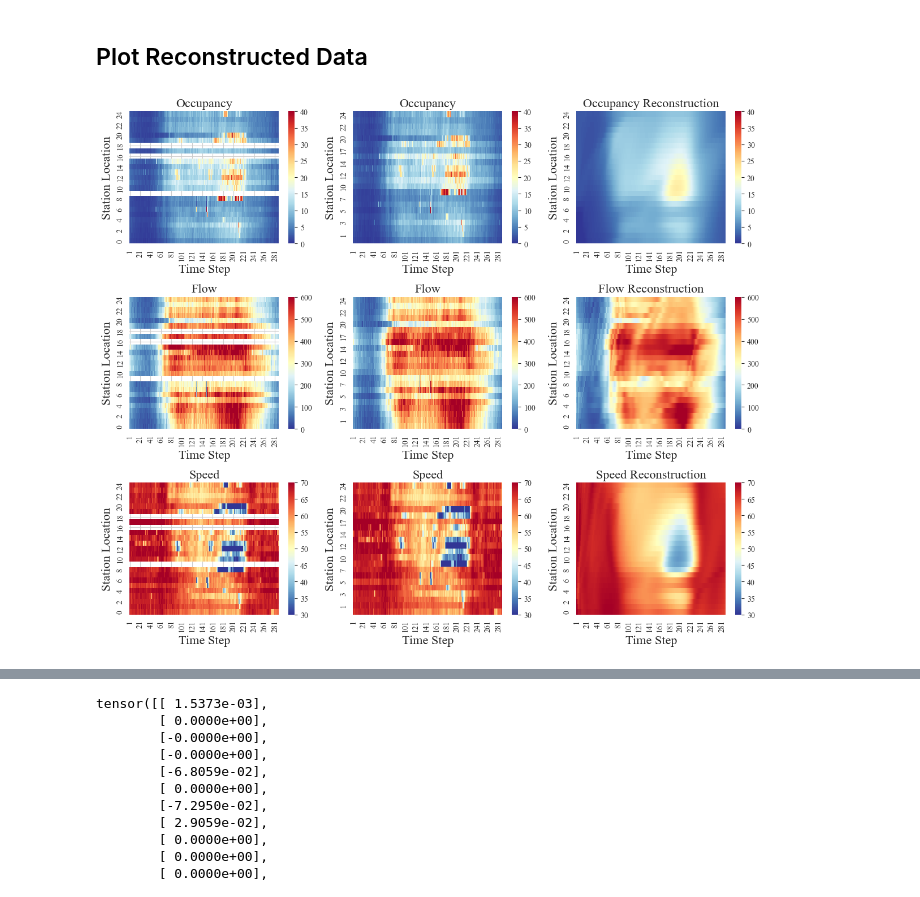
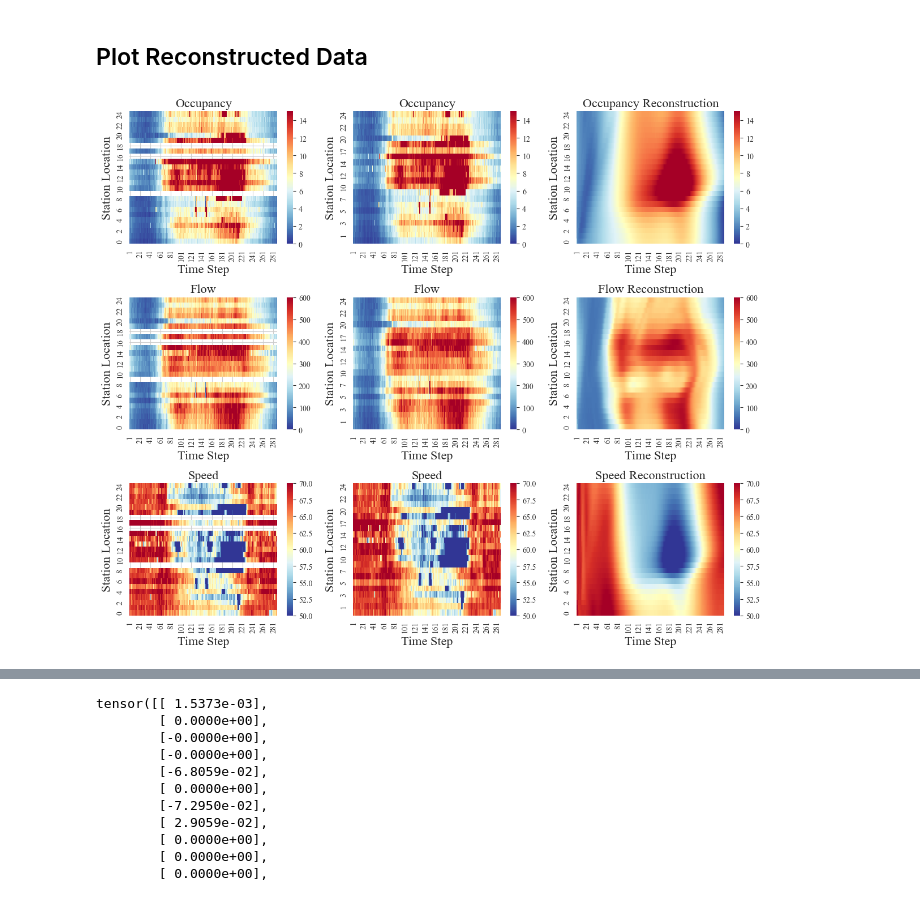
Before and after one commit to wzh96/Flow_PDE_FIND, a Jupyter notebook: Clean_Data_Plot.ipynb, the cells around one changed output, grey strips where cells are left out. Saved outputs shown, nothing was run; the diff lists cells and outputs as text; code cells hidden in the pictures.

```diff
--- a/Clean_Data_Plot.ipynb
+++ b/Clean_Data_Plot.ipynb
@@ -106,29 +106,3 @@ fig.savefig("Figures/Heatmap.png", dpi = 300)
 Flow_ori = pd.read_csv('Data_Clean/Flow.csv',index_col='Station_PM')
 Occupancy_ori = pd.read_csv('Data_Clean/Occupancy.csv',index_col='Station_PM')
 Speed_ori = pd.read_csv('Data_Clean/Speed.csv',index_col='Station_PM')
-# %%
-fig, axs = plt.subplots(1, 3, figsize=(10, 5))
-
-# y_tick_positions = range(10, 288, 10)  # Adjust as needed
-# y_tick_labels = [str(val) for val in y_tick_positions]
-
-sns.heatmap(100*Occupancy_ori.iloc[:,:288].iloc[::-1], cmap="RdYlBu_r", annot=False, robust=True, ax=axs[0])
-axs[0].set_ylabel('Station Location')
-axs[0].set_xlabel('Time Step')
-axs[0].set_title("Occupancy")
-
-sns.heatmap(Flow_ori.iloc[:,:288].iloc[::-1], cmap="RdYlBu_r", annot=False,robust=True, ax=axs[1])
-axs[1].set_ylabel('Station Location')
-axs[1].set_xlabel('Time Step')
-axs[1].set_title("Flow")
-
-sns.heatmap(Speed_ori.iloc[:,:288].iloc[::-1], cmap="RdYlBu_r", annot=False,robust=True, ax=axs[2])
-axs[2].set_ylabel('Station Location')
-axs[2].set_xlabel('Time Step')
-axs[2].set_title("Speed")
-
-plt.rcParams['font.family'] = 'Times New Roman'
-plt.tight_layout()
-plt.show()
-
-fig.savefig("Figures/Heatmap_without.png", dpi = 300)
@@ -150,7 +122,7 @@ speed_recon_wide = speed_recon.pivot(index='Station_Number', columns='TimeStep',
 # %%
 fig, axs = plt.subplots(3, 3, figsize=(12, 10))
 
-vmin1_occu, vmax1_occu = 0, 40
+vmin1_occu, vmax1_occu = 0, 15
 
 sns.heatmap(100*Occupancy.iloc[:,:288].iloc[::-1], cmap="RdYlBu_r", vmin=vmin1_occu, vmax=vmax1_occu, annot=False, ax=axs[0,0])
 axs[0,0].set_ylabel('Station Location', fontsize = 16)
@@ -179,33 +151,33 @@ sns.heatmap(Flow_ori.iloc[:,:288].iloc[::-1], cmap="RdYlBu_r", vmin=vmin1_flow,
 axs[1,1].set_ylabel('Station Location',  fontsize = 16)
 axs[1,1].set_xlabel('Time Step',  fontsize = 16)
 axs[1,1].set_title("Flow",  fontsize = 16)
 
 sns.heatmap(flow_recon_wide.iloc[::-1], cmap="RdYlBu_r", vmin=vmin1_flow, vmax=vmax1_flow, annot=False, ax=axs[1,2])
 axs[1,2].set_ylabel('Station Location',  fontsize = 16)
 axs[1,2].set_xlabel('Time Step',  fontsize = 16)
 axs[1,2].set_title("Flow Reconstruction",  fontsize = 16)
 
-vmin1_speed, vmax1_speed = 30, 70
+vmin1_speed, vmax1_speed = 50, 70
 
 sns.heatmap(Speed.iloc[:,:288].iloc[::-1], cmap="RdYlBu_r", vmin=vmin1_speed, vmax=vmax1_speed, annot=False, ax=axs[2,0])
 axs[2,0].set_ylabel('Station Location',  fontsize = 16)
 axs[2,0].set_xlabel('Time Step',  fontsize = 16)
 axs[2,0].set_title("Speed",  fontsize = 16)
 
 sns.heatmap(Speed_ori.iloc[:,:288].iloc[::-1], cmap="RdYlBu_r", vmin=vmin1_speed, vmax=vmax1_speed, annot=False, ax=axs[2,1])
 axs[2,1].set_ylabel('Station Location',  fontsize = 16)
 axs[2,1].set_xlabel('Time Step',  fontsize = 16)
 axs[2,1].set_title("Speed",  fontsize = 16)
 
 sns.heatmap(speed_recon_wide.iloc[::-1], cmap="RdYlBu_r", vmin=vmin1_speed, vmax=vmax1_speed, annot=False, ax=axs[2,2])
 axs[2,2].set_ylabel('Station Location',  fontsize = 16)
 axs[2,2].set_xlabel('Time Step',  fontsize = 16)
 axs[2,2].set_title("Speed Reconstruction",  fontsize = 16)
 
 plt.rcParams['font.family'] = 'Times New Roman'
 plt.tight_layout()
 plt.show()
 
-fig.savefig("Figures/Heatmap_all.png", dpi = 300)
+#fig.savefig("Figures/Heatmap_all.png", dpi = 300)
 # %% [output]
-[figure, old version]
+[figure, new version]
```
Also changed, not shown: parts of 6 cells of this notebook, 14 other files.
